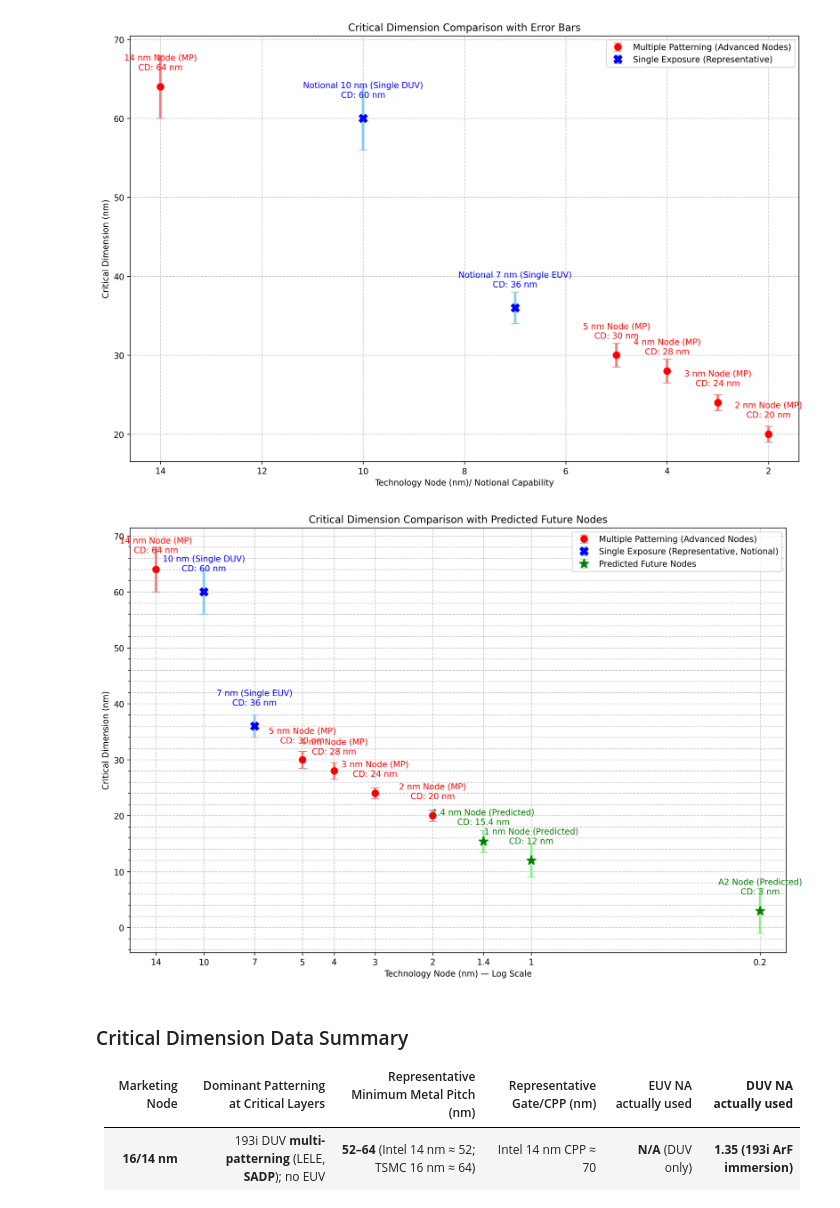
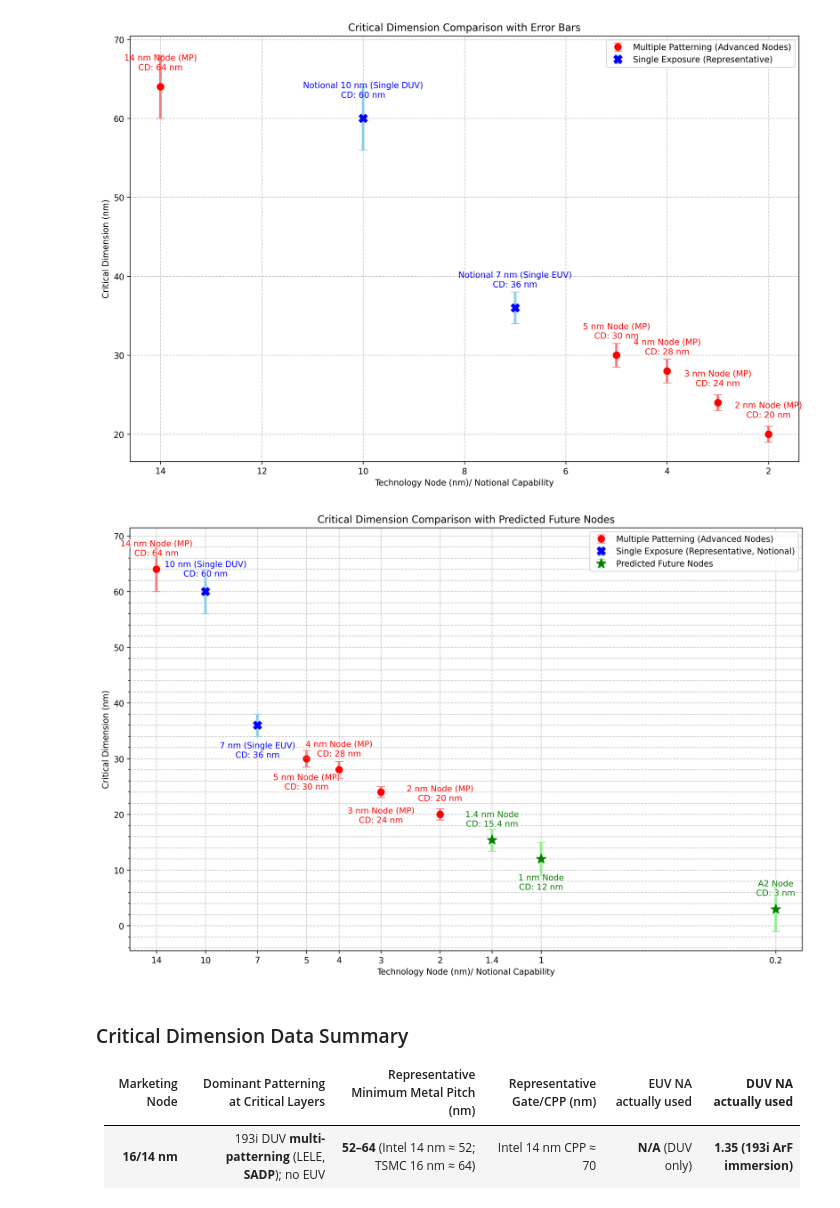
Before and after one commit to OJB-Quantum/Ideas-for-DUV-LASER-Diode-Litho, a Jupyter notebook: Patterning_Nodes_vs_Critical_Dimensions.ipynb, the cells around one changed output. Drawn from its saved outputs; the diff is of its cells as text; code cells hidden in the pictures.

```diff
--- a/Patterning_Nodes_vs_Critical_Dimensions.ipynb
+++ b/Patterning_Nodes_vs_Critical_Dimensions.ipynb
@@ -74,6 +74,7 @@ import math
 import numpy as np
 import matplotlib.pyplot as plt
 import matplotlib.ticker as mticker
+import matplotlib.patheffects as pe  # for a white halo behind text
 
 plt.rcParams['figure.dpi'] = 250
 
@@ -90,25 +91,49 @@ critical_dimensions_single_exp_error = [4, 2]
 
 nodes_future = [1.4, 1, 0.2]
 cds_future = [15.4, 12, 3]
-labels_future = ['1.4 nm Node (Predicted)', '1 nm Node (Predicted)', 'A2 Node (Predicted)']
+labels_future = ['1.4 nm Node', '1 nm Node', 'A2 Node']
 cds_future_error = [2, 3, 4]
 
 # --- Helper: decimal-only tick labeler for log axis ---
 def _log_decimal_label(x: float) -> str:
     """Return a tidy decimal label for log ticks, no scientific notation."""
-    # Snap very-near-integers cleanly (avoids 6.9999999 etc.)
     if math.isfinite(x) and abs(x - round(x)) < 1e-9:
         return f"{int(round(x))}"
-    # Values >= 1: at most one decimal (keeps 1.4 without 1.40)
     if x >= 1:
         s = f"{x:.1f}".rstrip("0").rstrip(".")
         return s
-    # Values 0 < x < 1: up to two decimals (keeps 0.2, avoids 2e-1)
     s = f"{x:.2f}".rstrip("0").rstrip(".")
     return s
 
 def _tick_formatter(x, pos):
     return _log_decimal_label(x)
+
+# --- NEW: deterministic staggering helper (Option A) ---
+def stagger_labels(ax, xs, ys, labels, *, color="black", cds=None,
+                   up_pts=14, down_pts=18, lw=0.7, box_alpha=0.1):
+    """
+    Alternate labels above/below points using point offsets, add leader lines, and
+    put a soft white halo behind text for readability.
+    """
+    for i, (x, y) in enumerate(zip(xs, ys)):
+        dy = up_pts if (i % 2 == 0) else -down_pts
+        va = "bottom" if dy > 0 else "top"
+        text = labels[i]
+        if cds is not None:
+            text = f"{text}\nCD: {cds[i]} nm"
+
+        ann = ax.annotate(
+            text, xy=(x, y),
+            xytext=(0, dy), textcoords="offset points",  # offset in printer's points
+            ha="center", va=va, color=color,
+            arrowprops=dict(
+                arrowstyle="-", lw=lw, color=color, alpha=0.0,
+                shrinkA=0, shrinkB=0
+            ),  # simple leader line
+            bbox=dict(boxstyle="round,pad=0.2", fc="white", ec="none", alpha=box_alpha)
+        )
+        # Add a thin white stroke so text stays legible over gridlines
+        ann.set_path_effects([pe.withStroke(linewidth=2, foreground="white")])
 
 # --- Plot ---
 fig, ax = plt.subplots(figsize=(12, 8))
@@ -119,67 +144,51 @@ ax.errorbar(
     fmt='o', color='red', ecolor='lightcoral', elinewidth=3, capsize=5,
     markersize=8, label='Multiple Patterning (Advanced Nodes)', zorder=2
 )
-for i in range(len(nodes_modern_mp)):
-    ax.annotate(
-        f'{labels_modern_mp[i]}\nCD: {cds_modern_mp[i]} nm',
-        (nodes_modern_mp[i], cds_modern_mp[i]),
-        textcoords="offset points", xytext=(0, 20), ha='center', color='red'
-    )
 
 # Single Exposure (blue X)
 ax.errorbar(
     nodes_single_exp, critical_dimensions_single_exp, yerr=critical_dimensions_single_exp_error,
     fmt='X', color='blue', ecolor='skyblue', elinewidth=3, capsize=5,
     markersize=10, label='Single Exposure (Representative, Notional)', zorder=2
 )
-for i in range(len(nodes_single_exp)):
-    ax.annotate(
-        f'{labels_single_exp[i]}\nCD: {critical_dimensions_single_exp[i]} nm',
-        (nodes_single_exp[i], critical_dimensions_single_exp[i]),
-        textcoords="offset points", xytext=(0, 25), ha='center', color='blue'
-    )
 
 # Predicted Future Nodes (green stars)
 ax.errorbar(
     nodes_future, cds_future, yerr=cds_future_error,
     fmt='*', color='green', ecolor='lightgreen', elinewidth=3, capsize=5,
     markersize=12, label='Predicted Future Nodes', zorder=2
 )
-for i in range(len(nodes_future)):
-    ax.annotate(
-        f'{labels_future[i]}\nCD: {cds_future[i]} nm',
-        (nodes_future[i], cds_future[i]),
-        textcoords="offset points", xytext=(0, 20), ha='center', color='green'
-    )
 
 # --- Consistent log-x labeling ---
-# 1) Log scale
 ax.set_xscale('log', base=10)
-
-# 2) Exact tick positions you care about (deduped & sorted)
 all_nodes = np.array(sorted({*nodes_modern_mp, *nodes_single_exp, *nodes_future}))
 ax.xaxis.set_major_locator(mticker.FixedLocator(all_nodes))
+ax.xaxis.set_major_formatter(mticker.FuncFormatter(_tick_formatter))
+ax.xaxis.set_minor_locator(mticker.NullLocator())      # no minor tick marks on x
+ax.yaxis.set_minor_locator(mticker.AutoMinorLocator()) # nice minor y grid
 
-# 3) Decimal-only labels (no 10^k, no 2e-1), and hide minors
-ax.xaxis.set_major_formatter(mticker.FuncFormatter(_tick_formatter))
-ax.xaxis.set_minor_locator(mticker.NullLocator())      # no minor tick marks
-ax.yaxis.set_minor_locator(mticker.AutoMinorLocator()) # keep nice minor y grid if desired
+# Invert x (explicit limits give a little margin too)
+x_lo, x_hi = all_nodes.min(), all_nodes.max()
+ax.set_xlim(x_hi * 1.2, x_lo / 1.2)
 
-# 4) Show progression from larger → smaller nodes (invert direction cleanly)
-#    Invert via limits rather than set_inverted so margins are explicit.
-x_lo, x_hi = all_nodes.min(), all_nodes.max()
-ax.set_xlim(x_hi * 1.2, x_lo / 1.2)  # reversed order = inverted axis with margins
+# --- Apply staggered labels (replaces your per-point annotate loops) ---
+stagger_labels(ax, nodes_modern_mp, cds_modern_mp, labels_modern_mp,
+               color="red",  cds=cds_modern_mp,  up_pts=14, down_pts=18)
+stagger_labels(ax, nodes_single_exp, critical_dimensions_single_exp, labels_single_exp,
+               color="blue", cds=critical_dimensions_single_exp, up_pts=16, down_pts=20)
+stagger_labels(ax, nodes_future, cds_future, labels_future,
+               color="green", cds=cds_future, up_pts=14, down_pts=18)
 
 # Titles, labels, grid, legend
 ax.set_title('Critical Dimension Comparison with Predicted Future Nodes')
-ax.set_xlabel('Technology Node (nm) — Log Scale')
+ax.set_xlabel('Technology Node (nm)/ Notional Capability')
 ax.set_ylabel('Critical Dimension (nm)')
 ax.grid(True, which="both", linestyle='--', alpha=0.7)
 ax.legend()
 fig.tight_layout()
 plt.show()
 # %% [output]
-[figure, old version]
+[figure, new version]
 # %% [markdown]
 ### Critical Dimension Data Summary
 
```
